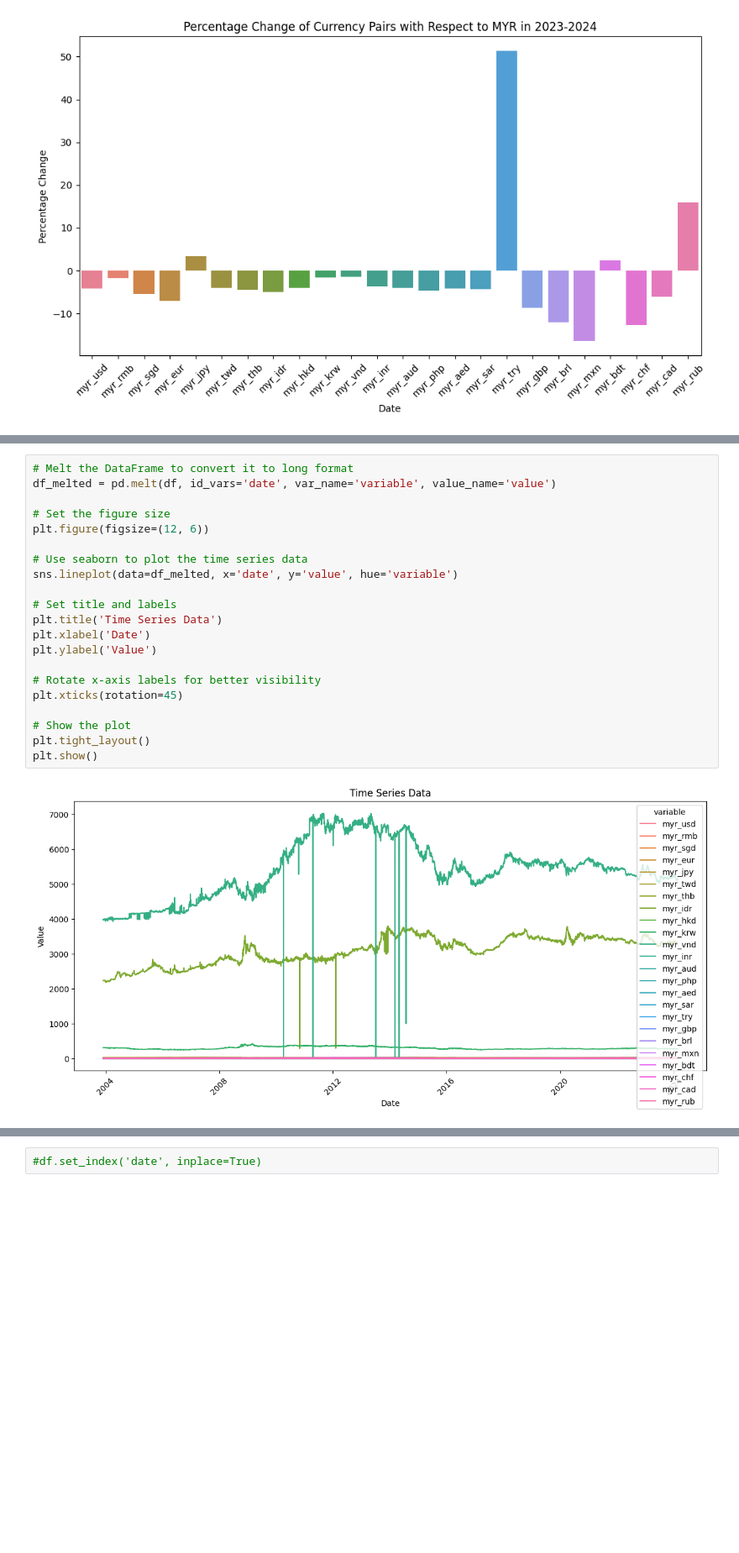
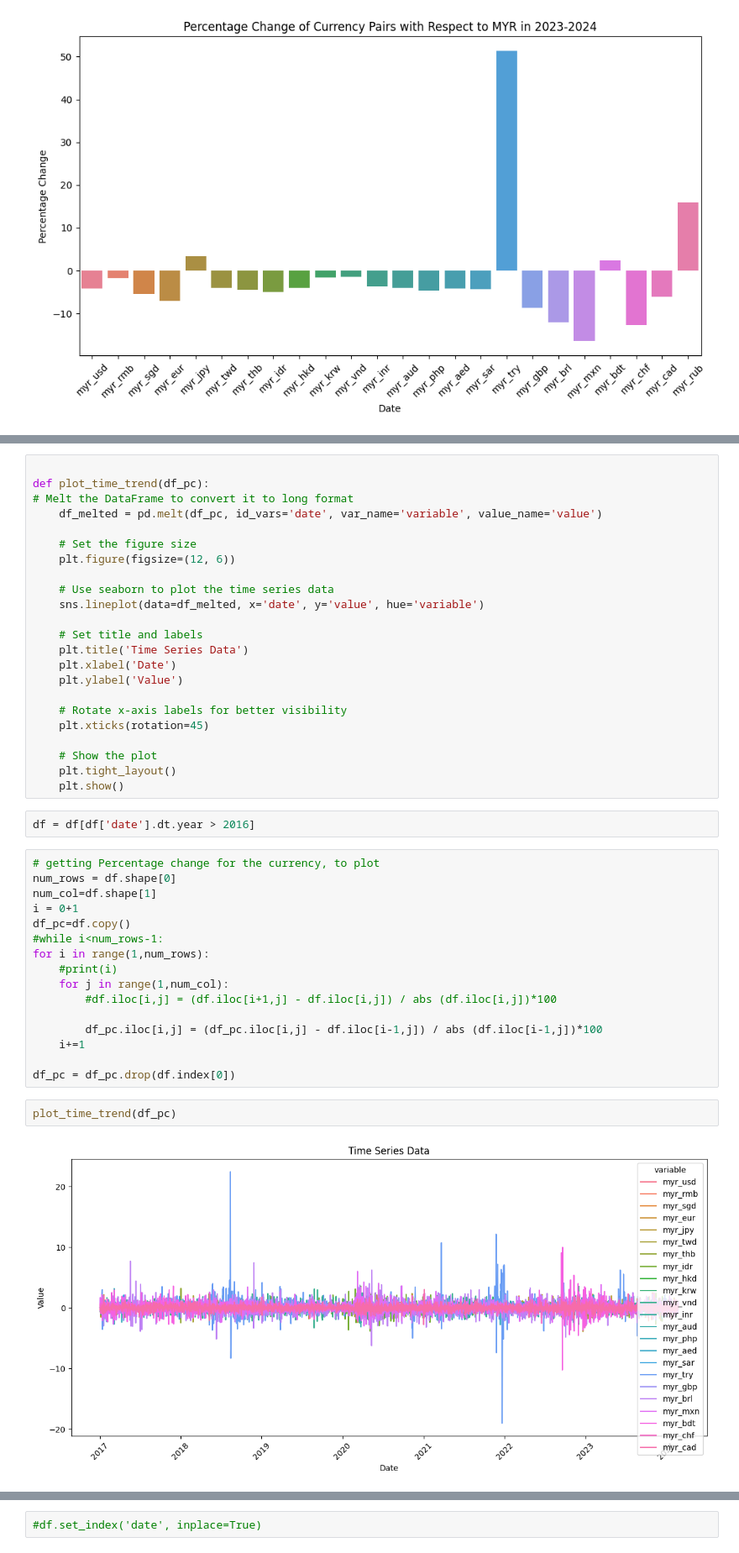
Before and after one commit to MSalman5230/Helixiora, a Jupyter notebook: main.ipynb, the cells around one changed output, grey strips where cells are left out. Shown at 84% size. Cells and saved outputs as stored; diff of their text form; blank space fills up the shorter version.

```diff
--- a/main.ipynb
+++ b/main.ipynb
@@ -144,23 +146,45 @@ df
 # %%
+
+def plot_time_trend(df_pc):
 # Melt the DataFrame to convert it to long format
-df_melted = pd.melt(df, id_vars='date', var_name='variable', value_name='value')
+    df_melted = pd.melt(df_pc, id_vars='date', var_name='variable', value_name='value')
 
-# Set the figure size
-plt.figure(figsize=(12, 6))
+    # Set the figure size
+    plt.figure(figsize=(12, 6))
 
-# Use seaborn to plot the time series data
-sns.lineplot(data=df_melted, x='date', y='value', hue='variable')
+    # Use seaborn to plot the time series data
+    sns.lineplot(data=df_melted, x='date', y='value', hue='variable')
 
-# Set title and labels
-plt.title('Time Series Data')
-plt.xlabel('Date')
-plt.ylabel('Value')
+    # Set title and labels
+    plt.title('Time Series Data')
+    plt.xlabel('Date')
+    plt.ylabel('Value')
 
-# Rotate x-axis labels for better visibility
-plt.xticks(rotation=45)
+    # Rotate x-axis labels for better visibility
+    plt.xticks(rotation=45)
 
-# Show the plot
-plt.tight_layout()
-plt.show()
+    # Show the plot
+    plt.tight_layout()
+    plt.show()
-# %% [output]
-[figure, removed]
+# %%
+df = df[df['date'].dt.year > 2016]
+# %%
+# getting Percentage change for the currency, to plot
+num_rows = df.shape[0]
+num_col=df.shape[1]
+i = 0+1
+df_pc=df.copy()
+#while i<num_rows-1:
+for i in range(1,num_rows):
+    #print(i)
+    for j in range(1,num_col):
+        #df.iloc[i,j] = (df.iloc[i+1,j] - df.iloc[i,j]) / abs (df.iloc[i,j])*100
+
+        df_pc.iloc[i,j] = (df_pc.iloc[i,j] - df.iloc[i-1,j]) / abs (df.iloc[i-1,j])*100
+    i+=1
+
+df_pc = df_pc.drop(df.index[0])
+# %%
+plot_time_trend(df_pc)
+# %% [output]
+[figure, added]
```
Also changed, not shown: parts of 8 cells of this notebook.
